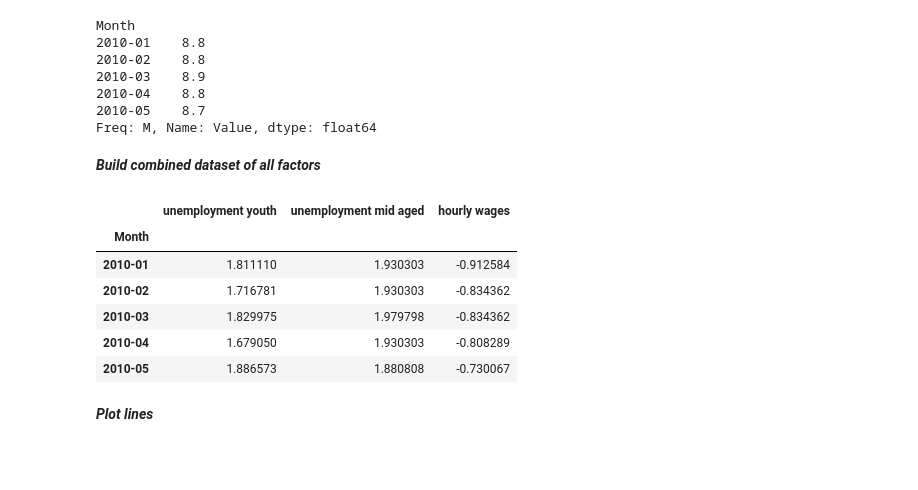
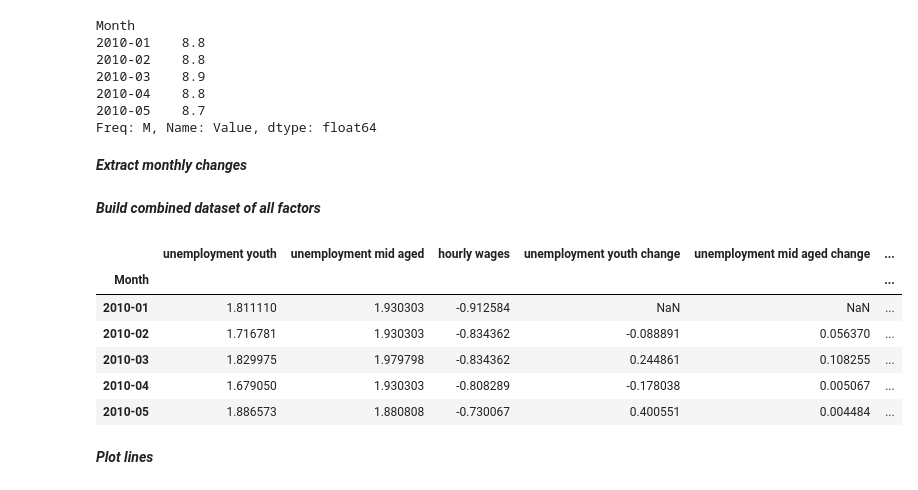
Before and after one commit to irenelopez42/4chanAnalysis, a Jupyter notebook: socioeconomics.ipynb, the cells around one changed output. Cells and saved outputs as stored; diff of their text form; code cells hidden in the pictures; blank space fills up the shorter version.

```diff
--- a/socioeconomics.ipynb
+++ b/socioeconomics.ipynb
@@ -174,24 +174,33 @@ Month
 2010-04    8.8
 2010-05    8.7
 Freq: M, Name: Value, dtype: float64
+# %% [markdown]
+***Extract monthly changes***
+# %%
+us_unemployment_monthly_youth_change = us_unemployment_monthly_youth.pct_change().dropna() * 100
+us_unemployment_monthly_mid_change = us_unemployment_monthly_mid.pct_change().dropna() * 100
+us_hourly_wages_change = us_hourly_wages.pct_change().dropna() * 100
 # %% [markdown]
 ***Build combined dataset of all factors***
 # %%
 us_indicators = pd.DataFrame(index=us_unemployment_monthly.index)
 us_indicators.loc[:,"unemployment youth"] = us_unemployment_monthly_youth
 us_indicators.loc[:,"unemployment mid aged"] = us_unemployment_monthly_mid
 us_indicators.loc[:,"hourly wages"] = us_hourly_wages
+us_indicators.loc[:,"unemployment youth change"] = us_unemployment_monthly_youth_change
+us_indicators.loc[:,"unemployment mid aged change"] = us_unemployment_monthly_mid_change
+us_indicators.loc[:,"hourly wages change"] = us_hourly_wages_change
 us_indicators.index = pd.Index(us_indicators.index, name="Month")
 us_indicators = us_indicators.apply(standardize, axis=0)
 us_indicators.head()
 # %% [output]
-|  | unemployment youth | unemployment mid aged | hourly wages |
-| Month |  |  |  |
-| 2010-01 | 1.811110 | 1.930303 | -0.912584 |
-| 2010-02 | 1.716781 | 1.930303 | -0.834362 |
-| 2010-03 | 1.829975 | 1.979798 | -0.834362 |
-| 2010-04 | 1.679050 | 1.930303 | -0.808289 |
-| 2010-05 | 1.886573 | 1.880808 | -0.730067 |
+|  | unemployment youth | unemployment mid aged | hourly wages | unemployment youth change | unemployment mid aged change | ... |
+| Month |  |  |  |  |  | ... |
+| 2010-01 | 1.811110 | 1.930303 | -0.912584 | NaN | NaN | ... |
+| 2010-02 | 1.716781 | 1.930303 | -0.834362 | -0.088891 | 0.056370 | ... |
+| 2010-03 | 1.829975 | 1.979798 | -0.834362 | 0.244861 | 0.108255 | ... |
+| 2010-04 | 1.679050 | 1.930303 | -0.808289 | -0.178038 | 0.005067 | ... |
+| 2010-05 | 1.886573 | 1.880808 | -0.730067 | 0.400551 | 0.004484 | ... |
 # %% [markdown]
 ***Plot lines***
 # %%
```
Also changed, not shown: parts of 31 cells of this notebook, 17 other files.
